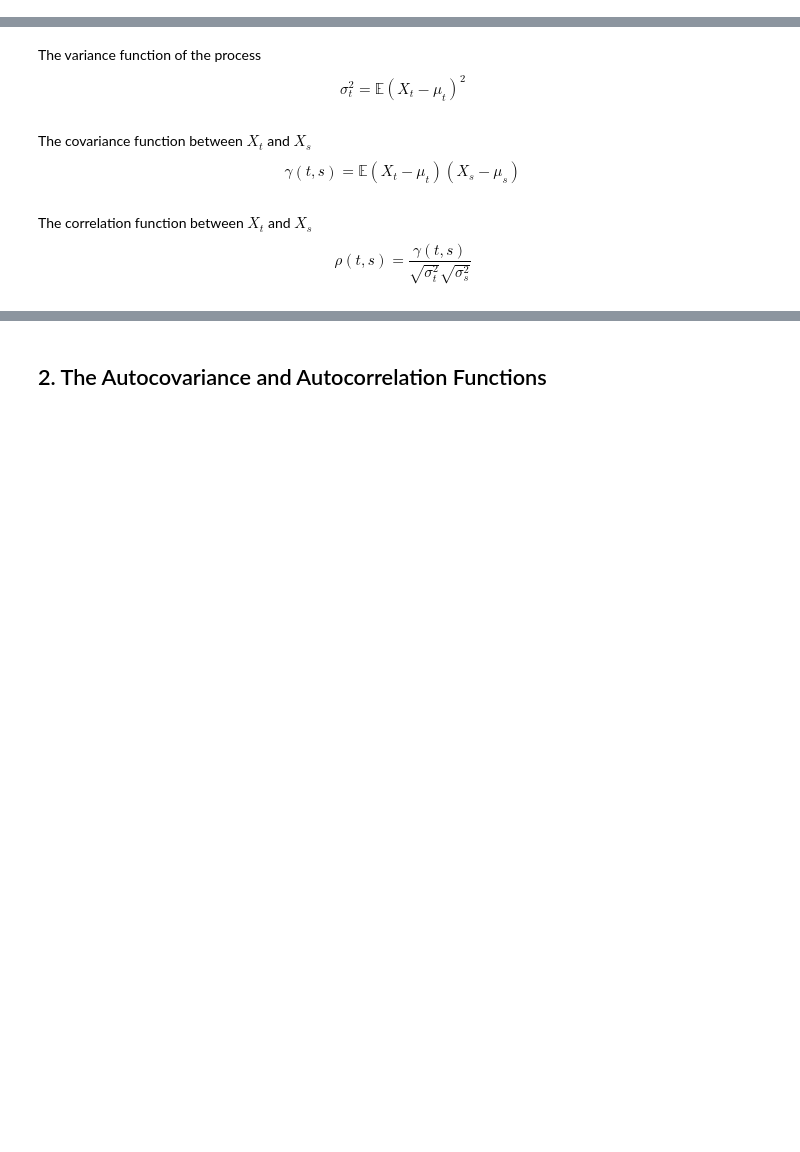
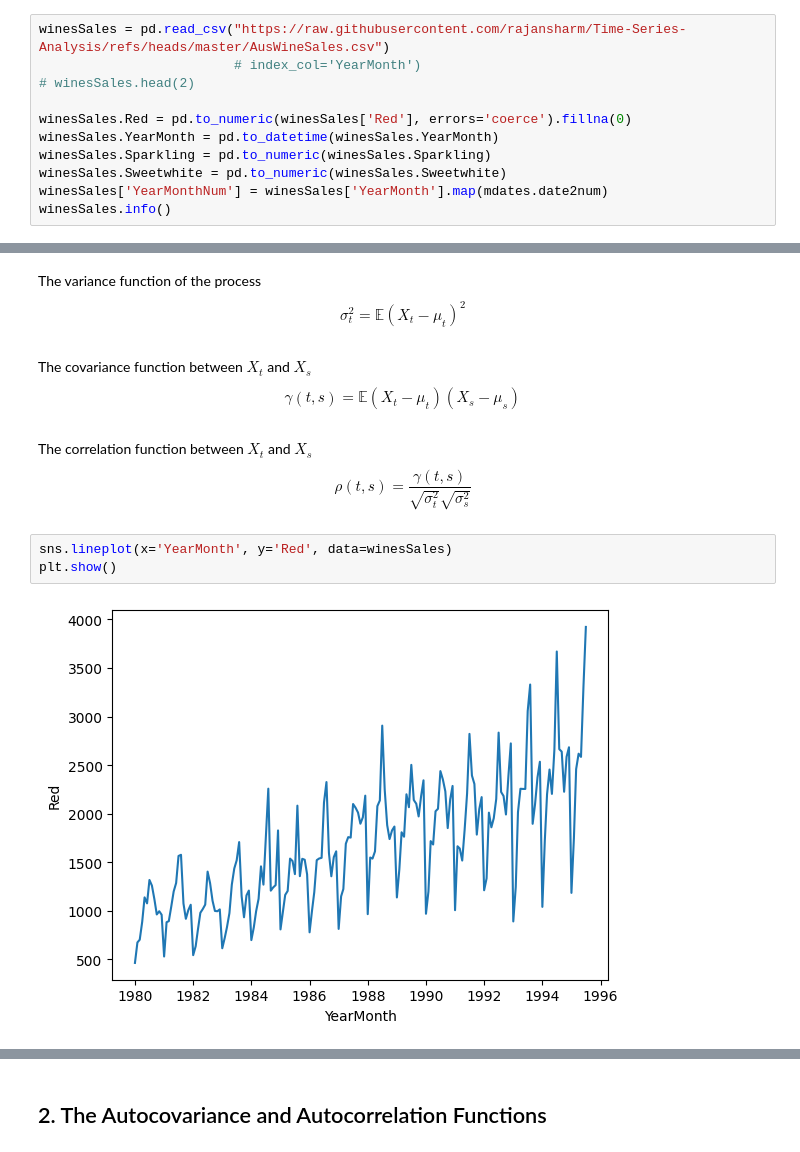
Before and after one commit to Bayan2019/kaz-gu, a Jupyter notebook: 01-ipynb/03-time-series-statistics/02-fundamentals.ipynb, the cells around one changed output, grey strips where cells are left out. Cells and saved outputs as stored; diff of their text form; blank space fills up the shorter version.

Commit message:
3 seminar of Time Series

```diff
--- a/01-ipynb/03-time-series-statistics/02-fundamentals.ipynb
+++ b/01-ipynb/03-time-series-statistics/02-fundamentals.ipynb
@@ -10,0 +17,11 @@ import statsmodels.api as sm
+# %%
+winesSales = pd.read_csv("https://raw.githubusercontent.com/rajansharm/Time-Series-Analysis/refs/heads/master/AusWineSales.csv")
+                         # index_col='YearMonth')
+# winesSales.head(2)
+
+winesSales.Red = pd.to_numeric(winesSales['Red'], errors='coerce').fillna(0)
+winesSales.YearMonth = pd.to_datetime(winesSales.YearMonth)
+winesSales.Sparkling = pd.to_numeric(winesSales.Sparkling)
+winesSales.Sweetwhite = pd.to_numeric(winesSales.Sweetwhite)
+winesSales['YearMonthNum'] = winesSales['YearMonth'].map(mdates.date2num)
+winesSales.info()
@@ -30,3 +67,8 @@ $$\gamma(t, s) = \mathbb{E}(X_t-\mu_t)(X_s-\mu_s)$$
 # %% [markdown]
 The correlation function between $X_t$ and $X_s$
 $$\rho(t, s) = \frac{\gamma(t, s)}{\sqrt{\sigma_t^2}\sqrt{\sigma_s^2}}$$
+# %%
+sns.lineplot(x='YearMonth', y='Red', data=winesSales)
+plt.show()
+# %% [output]
+[figure, added]
```
Also changed, not shown: parts of 8 cells of this notebook.
